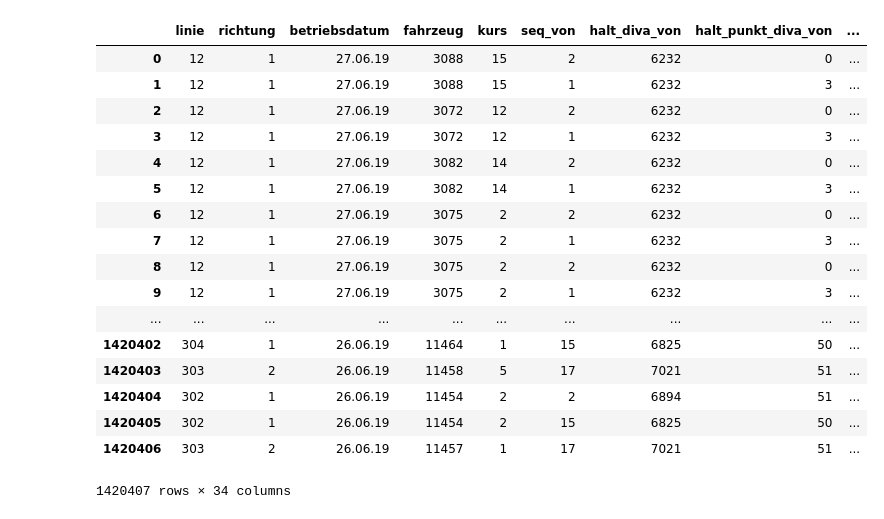
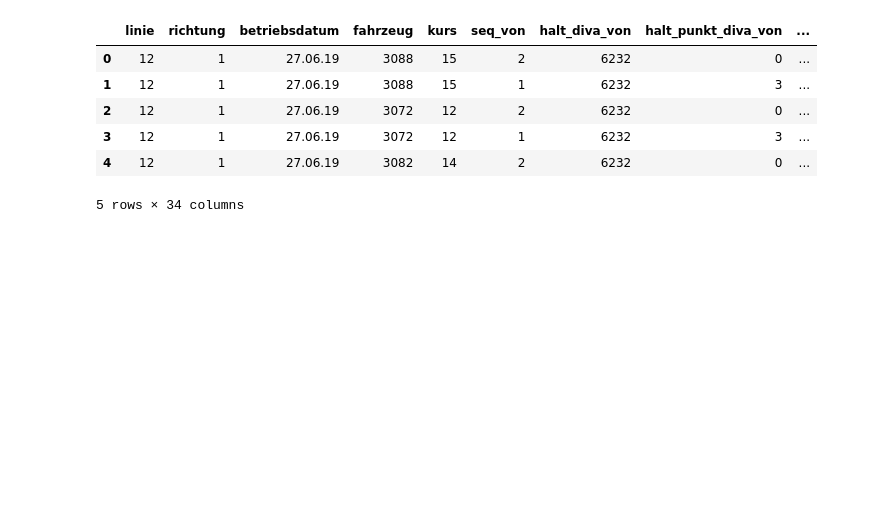
Before and after one commit to mfaizanse/path4-delay-prediction, a Jupyter notebook: delay_prediction.ipynb, the cells around one changed output. Cells and saved outputs as stored; diff of their text form; code cells hidden in the pictures; blank space fills up the shorter version.

```diff
--- a/delay_prediction.ipynb
+++ b/delay_prediction.ipynb
@@ -5,25 +6,14 @@ import pandas as pd
 # %%
 dataSet = pd.read_csv('data/fahrzeiten_soll_ist_20190623_20190629.csv')
-dataSet
+dataSet.head(5)
 # %% [output]
 |  | linie | richtung | betriebsdatum | fahrzeug | kurs | seq_von | halt_diva_von | halt_punkt_diva_von | ... |
 | 0 | 12 | 1 | 27.06.19 | 3088 | 15 | 2 | 6232 | 0 | ... |
 | 1 | 12 | 1 | 27.06.19 | 3088 | 15 | 1 | 6232 | 3 | ... |
 | 2 | 12 | 1 | 27.06.19 | 3072 | 12 | 2 | 6232 | 0 | ... |
 | 3 | 12 | 1 | 27.06.19 | 3072 | 12 | 1 | 6232 | 3 | ... |
 | 4 | 12 | 1 | 27.06.19 | 3082 | 14 | 2 | 6232 | 0 | ... |
-| 5 | 12 | 1 | 27.06.19 | 3082 | 14 | 1 | 6232 | 3 | ... |
-| 6 | 12 | 1 | 27.06.19 | 3075 | 2 | 2 | 6232 | 0 | ... |
-| 7 | 12 | 1 | 27.06.19 | 3075 | 2 | 1 | 6232 | 3 | ... |
-| 8 | 12 | 1 | 27.06.19 | 3075 | 2 | 2 | 6232 | 0 | ... |
-| 9 | 12 | 1 | 27.06.19 | 3075 | 2 | 1 | 6232 | 3 | ... |
-| ... | ... | ... | ... | ... | ... | ... | ... | ... | ... |
-| 1420402 | 304 | 1 | 26.06.19 | 11464 | 1 | 15 | 6825 | 50 | ... |
-| 1420403 | 303 | 2 | 26.06.19 | 11458 | 5 | 17 | 7021 | 51 | ... |
-| 1420404 | 302 | 1 | 26.06.19 | 11454 | 2 | 2 | 6894 | 51 | ... |
-| 1420405 | 302 | 1 | 26.06.19 | 11454 | 2 | 15 | 6825 | 50 | ... |
-| 1420406 | 303 | 2 | 26.06.19 | 11457 | 1 | 17 | 7021 | 51 | ... |
-1420407 rows × 34 columns
+5 rows × 34 columns
 # %%
 stationDivaIds = dataSet.halt_diva_von.unique()
 # for idx in stationDivaIds:
```
Also changed, not shown: parts of 17 cells of this notebook.
